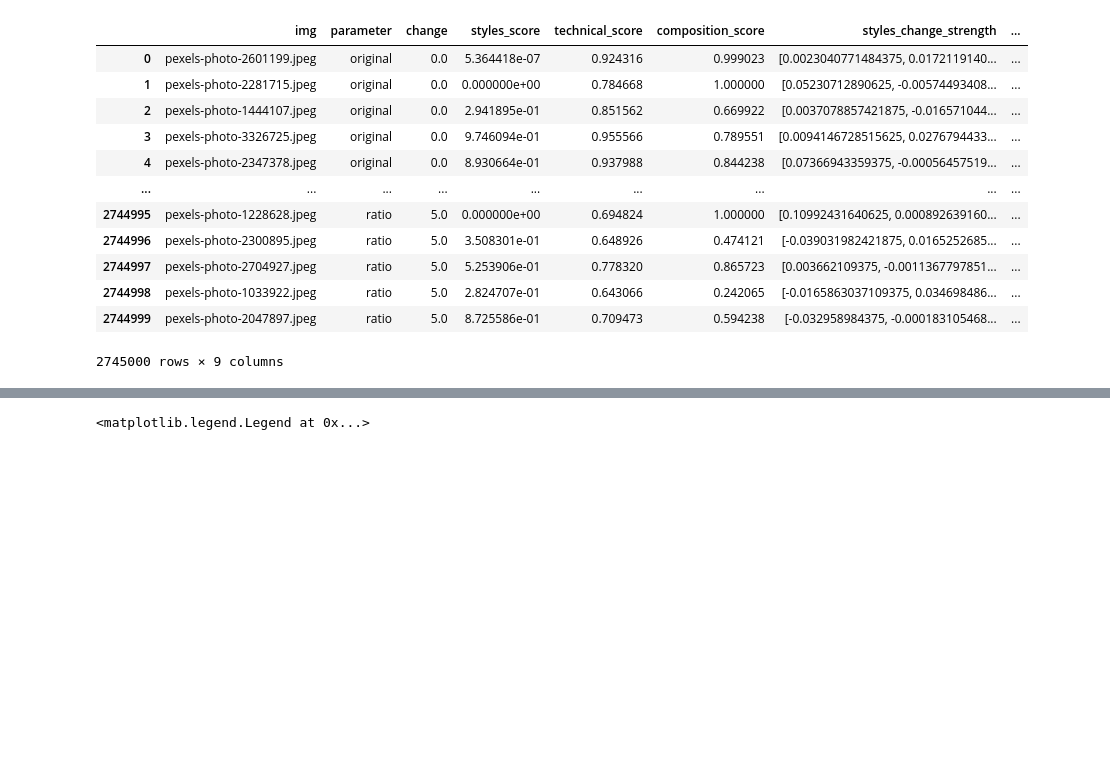
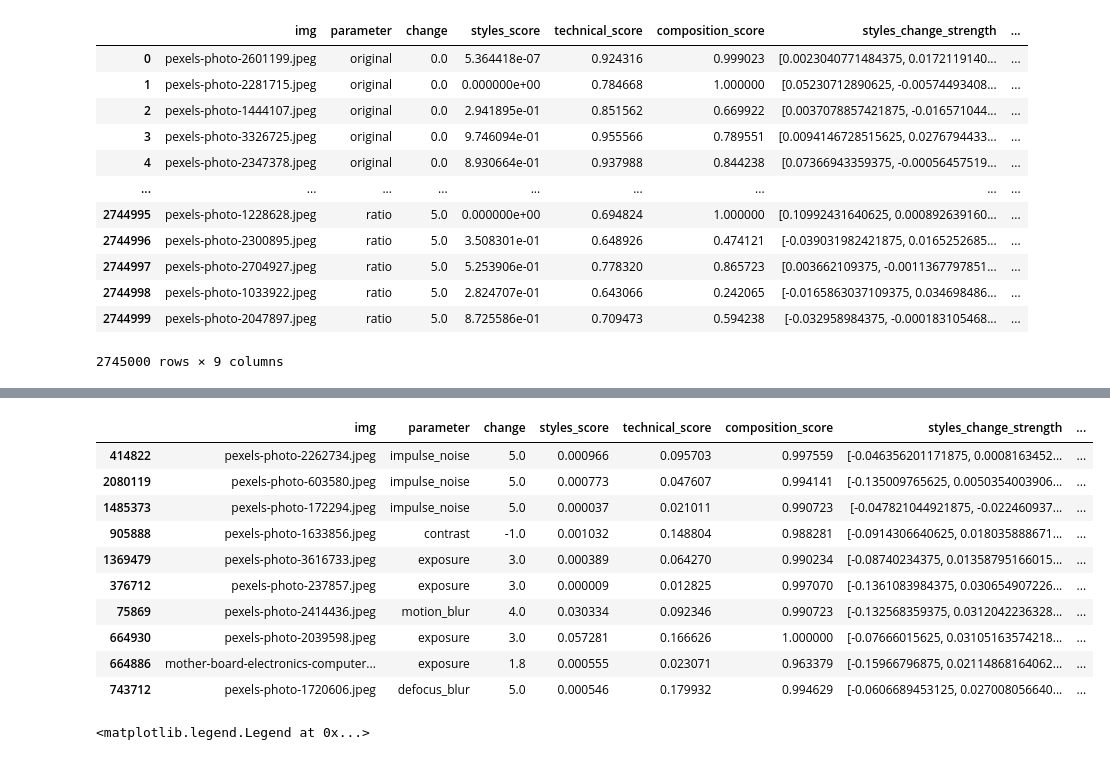
Before and after one commit to janpf/NIAA, a Jupyter notebook: analysis_code/SSMTIA_test.ipynb, the cells around one changed output, grey strips where cells are left out. Saved outputs shown, nothing was run; the diff lists cells and outputs as text; code cells hidden in the pictures; blank space fills up the shorter version.

```diff
--- a/analysis_code/SSMTIA_test.ipynb
+++ b/analysis_code/SSMTIA_test.ipynb
@@ -41,3 +215,20 @@ df
+# %%
+nsmall = []
+for i, row in scores.nsmallest(10, "diff_composition").iterrows():
+    nsmall.append(df[(df["img"] == row.img) & (df["composition_score"] == row.best_score_composition)])
+pd.concat(nsmall)
+# %% [output]
+|  | img | parameter | change | styles_score | technical_score | composition_score | styles_change_strength | ... |
+| 414822 | pexels-photo-2262734.jpeg | impulse_noise | 5.0 | 0.000966 | 0.095703 | 0.997559 | [-0.046356201171875, 0.0008163452... | ... |
+| 2080119 | pexels-photo-603580.jpeg | impulse_noise | 5.0 | 0.000773 | 0.047607 | 0.994141 | [-0.135009765625, 0.0050354003906... | ... |
+| 1485373 | pexels-photo-172294.jpeg | impulse_noise | 5.0 | 0.000037 | 0.021011 | 0.990723 | [-0.047821044921875, -0.022460937... | ... |
+| 905888 | pexels-photo-1633856.jpeg | contrast | -1.0 | 0.001032 | 0.148804 | 0.988281 | [-0.0914306640625, 0.018035888671... | ... |
+| 1369479 | pexels-photo-3616733.jpeg | exposure | 3.0 | 0.000389 | 0.064270 | 0.990234 | [-0.08740234375, 0.01358795166015... | ... |
+| 376712 | pexels-photo-237857.jpeg | exposure | 3.0 | 0.000009 | 0.012825 | 0.997070 | [-0.1361083984375, 0.030654907226... | ... |
+| 75869 | pexels-photo-2414436.jpeg | motion_blur | 4.0 | 0.030334 | 0.092346 | 0.990723 | [-0.132568359375, 0.0312042236328... | ... |
+| 664930 | pexels-photo-2039598.jpeg | exposure | 3.0 | 0.057281 | 0.166626 | 1.000000 | [-0.07666015625, 0.03105163574218... | ... |
+| 664886 | mother-board-electronics-computer... | exposure | 1.8 | 0.000555 | 0.023071 | 0.963379 | [-0.15966796875, 0.02114868164062... | ... |
+| 743712 | pexels-photo-1720606.jpeg | defocus_blur | 5.0 | 0.000546 | 0.179932 | 0.994629 | [-0.0606689453125, 0.027008056640... | ... |
 # %%
 sns.distplot(df["styles_score"], label="overall")
 sns.distplot(df[df["parameter"] == "original"]["styles_score"], label="original")
```
Also changed, not shown: parts of 16 cells of this notebook, 1 other file.
